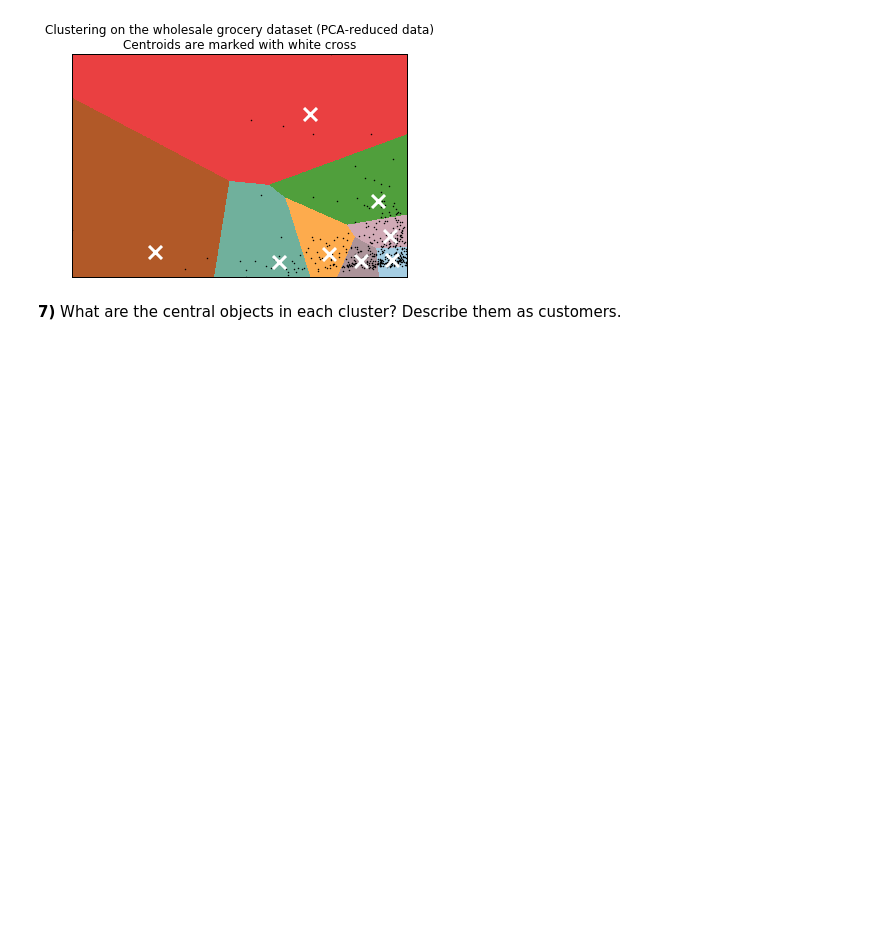
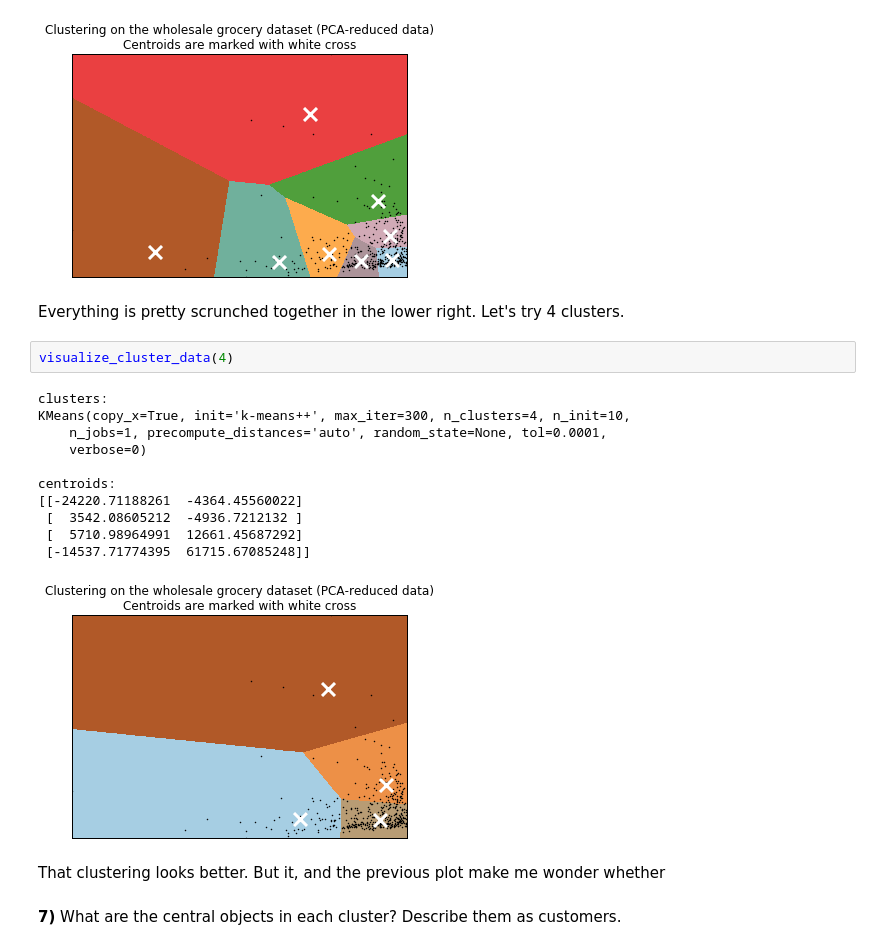
Before and after one commit to paul-reiners/customer-segments, a Jupyter notebook: customer_segments.ipynb, the cells around one changed output. Drawn from its saved outputs; the diff is of its cells as text; blank space fills up the shorter version.

Commit message:
feat: Trying 4 clusters

```diff
--- a/customer_segments.ipynb
+++ b/customer_segments.ipynb
@@ -281,6 +281,24 @@ centroids:
  [ -2900.14423445  -6032.43569237]
  [-74982.98228094  -1461.38586695]]
 [figure]
+# %% [markdown]
+Everything is pretty scrunched together in the lower right.  Let's try 4 clusters.
+# %%
+visualize_cluster_data(4)
+# %% [output]
+clusters:
+KMeans(copy_x=True, init='k-means++', max_iter=300, n_clusters=4, n_init=10,
+    n_jobs=1, precompute_distances='auto', random_state=None, tol=0.0001,
+    verbose=0)
+
+centroids:
+[[-24220.71188261  -4364.45560022]
+ [  3542.08605212  -4936.7212132 ]
+ [  5710.98964991  12661.45687292]
+ [-14537.71774395  61715.67085248]]
+[figure, added]
+# %% [markdown]
+That clustering looks better.  But it, and the previous plot make me wonder whether
 # %% [markdown]
 **7)** What are the central objects in each cluster? Describe them as customers.
 # %% [markdown]
```
